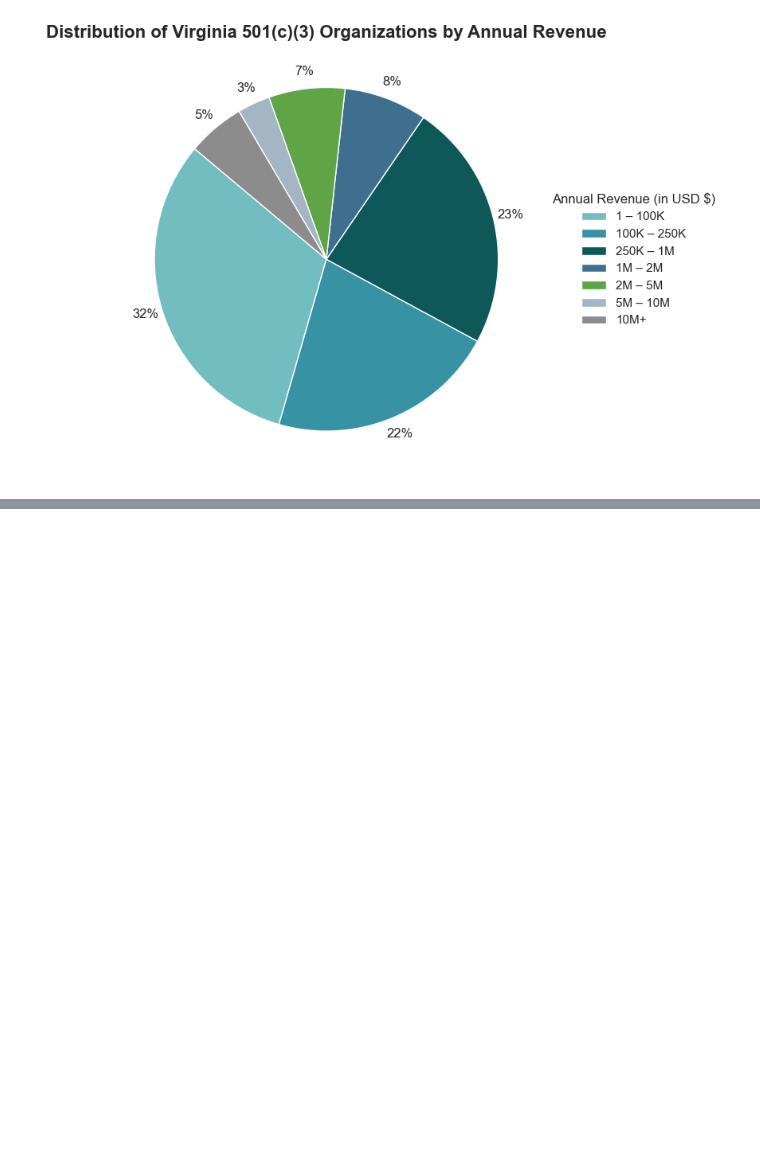
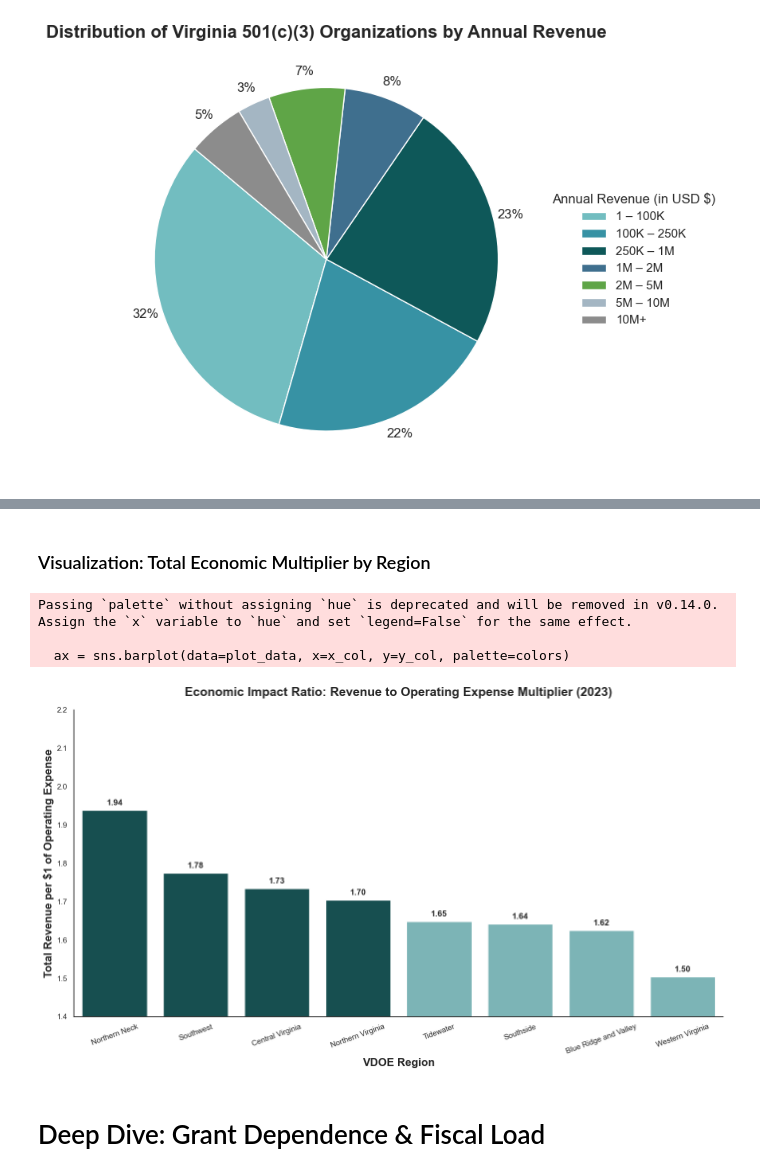
Before and after one commit to yani-iben/virginia-nonprofit-economic-analysis, a Jupyter notebook: notebooks/economic_impact_analysis.ipynb, the cells around one changed output, grey strips where cells are left out. Cells and saved outputs as stored; diff of their text form; code cells hidden in the pictures; blank space fills up the shorter version.

```diff
--- a/notebooks/economic_impact_analysis.ipynb
+++ b/notebooks/economic_impact_analysis.ipynb
@@ -205,0 +224,5 @@ plt.show()
+# %%
+# Building a VDOE dictionary to map Virginia cities and counties to VDOE regions
+
+
+masterfile['VDOE_Region'] = masterfile['CITY'].str.upper().map(vdoe_mapping)
@@ -205,0 +245,6 @@ plt.show()
+# %%
+# Create a temp column to find the outliers
+masterfile['individual_ratio'] = masterfile['Total_Revenue_Unified'] / masterfile['Total_Exp_Unified'].replace(0, np.nan)
+
+# Look at the top 10 in the Southwest
+print(masterfile[masterfile['VDOE_Region'] == 'Southwest'].sort_values('individual_ratio', ascending=False).head(10)[['NAME', 'Total_Revenue_Unified', 'Total_Exp_Unified', 'individual_ratio']])
@@ -205,0 +311,38 @@ plt.show()
+# %% [markdown]
+### Visualization: Total Economic Multiplier by Region
+# %%
+
+plot_data = final_agg.sort_values(by='reported_impact_ratio', ascending=False).reset_index()
+
+x_col = 'VDOE_Region'
+y_col = 'reported_impact_ratio'
+
+plt.figure(figsize=(14, 8))
+
+colors = ["#0E5859" if x > 1.7 else "#72BDC0" for x in plot_data[y_col]]
+
+ax = sns.barplot(data=plot_data, x=x_col, y=y_col, palette=colors)
+
+plt.ylim(1.4, 2.2)
+
+for p in ax.patches:
+    ax.annotate(f'{p.get_height():.2f}',
+                (p.get_x() + p.get_width() / 2., p.get_height()),
+                ha='center', va='bottom', fontsize=12, fontweight='bold', xytext=(0, 5),
+                textcoords='offset points')
+
+plt.title('Economic Impact Ratio: Revenue to Operating Expense Multiplier (2023)', fontsize=18, pad=20,fontweight="bold")
+plt.ylabel('Total Revenue per $1 of Operating Expense', fontsize=16, fontweight="bold")
+plt.xlabel('VDOE Region', fontsize=16, fontweight="bold")
+plt.xticks(rotation=20)
+sns.despine()
+
+plt.tight_layout()
+plt.show()
+# %% [output]
+Passing `palette` without assigning `hue` is deprecated and will be removed in v0.14.0. Assign the `x` variable to `hue` and set `legend=False` for the same effect.
+
+  ax = sns.barplot(data=plot_data, x=x_col, y=y_col, palette=colors)
+[figure, added]
+# %% [markdown]
+#  Deep Dive: Grant Dependence & Fiscal Load
```
Also changed, not shown: parts of 26 cells of this notebook, 11 other files.
